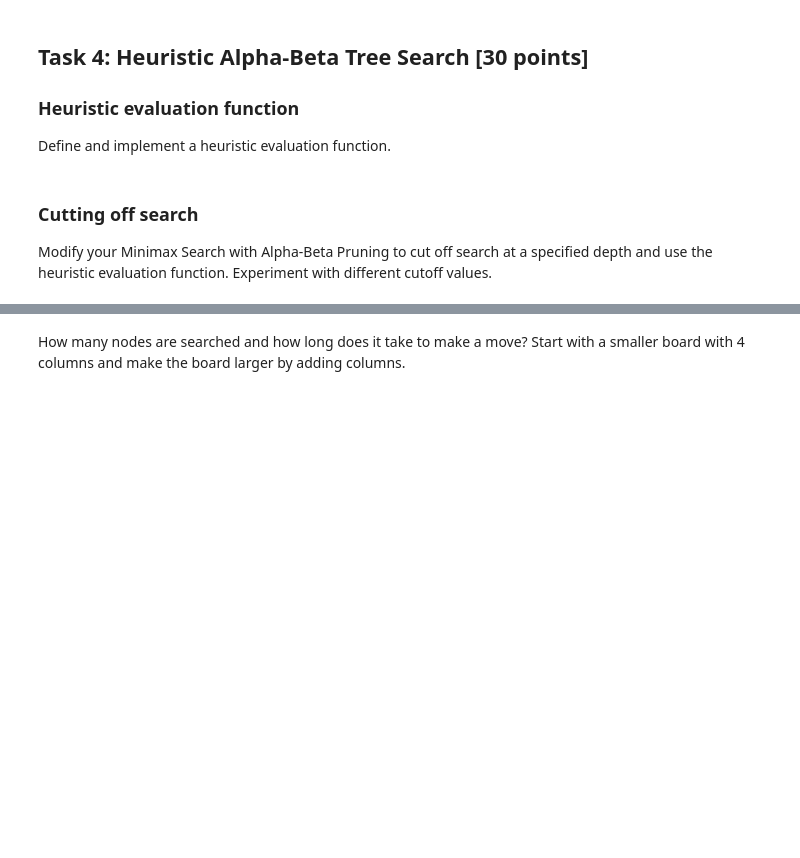
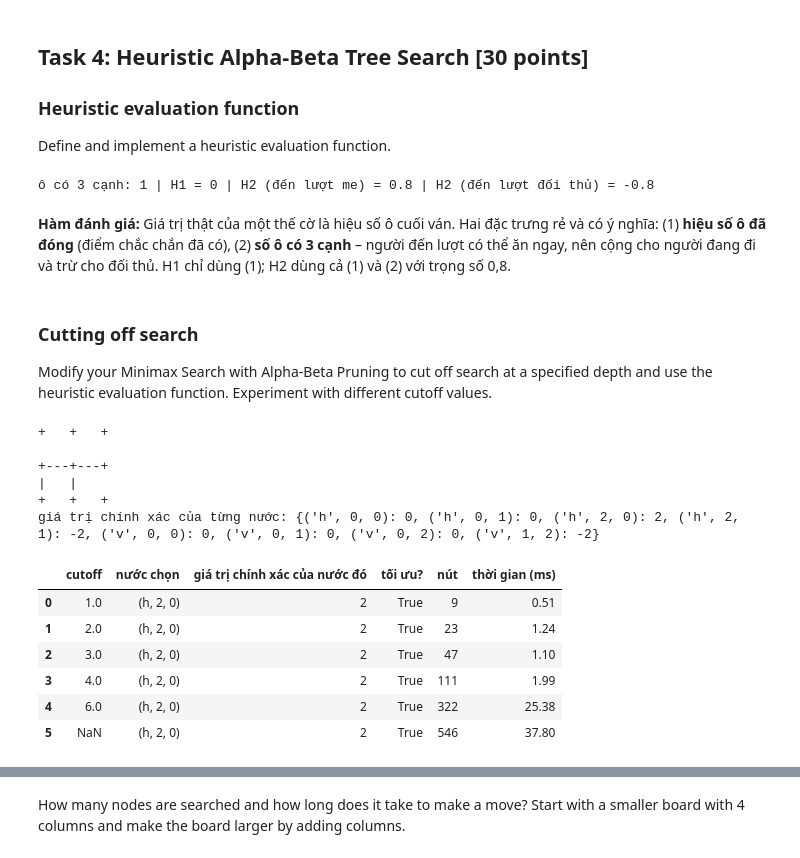
Before and after one commit to ngan23github/Advanced_Artificial_Intelligience_Group, a Jupyter notebook: Lab05/assignment_dots_and_boxes.ipynb, the cells around one changed output, grey strips where cells are left out. Saved outputs shown, nothing was run; the diff lists cells and outputs as text; code cells hidden in the pictures; blank space fills up the shorter version.

```diff
--- a/Lab05/assignment_dots_and_boxes.ipynb
+++ b/Lab05/assignment_dots_and_boxes.ipynb
@@ -178,3 +767,27 @@ Define and implement a heuristic evaluation function.
+# %%
+def capturable(board):
+    """Số ô đang có đúng 3 cạnh (người đến lượt có thể ăn ngay)."""
+    R, C = board['size']
+    return sum(1 for r in range(R-1) for c in range(C-1)
+               if (r, c) not in board['boxes'] and sides_drawn(board, (r, c)) == 3)
+
+def h_score(board, mover, me):
+    """Heuristic H1: chỉ dùng hiệu số ô đã đóng (me - đối thủ)."""
+    return score(board, me) - score(board, -me)
+
+def h_capture(board, mover, me, w=0.8):
+    """Heuristic H2: hiệu số ô + w * (số ô đang có 3 cạnh).
+    Nếu đang đến lượt `me` thì `me` ăn được những ô đó (+), ngược lại đối thủ ăn (−).
+    w = 0.8 < 1 vì ô 3 cạnh chưa chắc ăn được hết (có thể là 'chuỗi' bị mất quyền kiểm soát)."""
+    cap = capturable(board)
+    return h_score(board, mover, me) + (w*cap if mover == me else -w*cap)
+
+b = board_from_lines((3, 3), [('h',0,0), ('h',1,0), ('v',0,0)])
+print("ô có 3 cạnh:", capturable(b), "| H1 =", h_score(b, 1, 1), "| H2 (đến lượt me) =", h_capture(b, 1, 1), "| H2 (đến lượt đối thủ) =", h_capture(b, -1, 1))
+# %% [output]
+ô có 3 cạnh: 1 | H1 = 0 | H2 (đến lượt me) = 0.8 | H2 (đến lượt đối thủ) = -0.8
+# %% [markdown]
+**Hàm đánh giá:** Giá trị thật của một thế cờ là hiệu số ô cuối ván. Hai đặc trưng rẻ và có ý nghĩa: (1) **hiệu số ô đã đóng** (điểm chắc chắn đã có), (2) **số ô có 3 cạnh** – người đến lượt có thể ăn ngay, nên cộng cho người đang đi và trừ cho đối thủ. H1 chỉ dùng (1); H2 dùng cả (1) và (2) với trọng số 0,8.
 # %% [markdown]
 ### Cutting off search
 
@@ -183,0 +795,32 @@ Modify your Minimax Search with Alpha-Beta Pruning to cut off search at a specif
+# %%
+def make_h_player(cutoff, heur=h_capture, order='smart'):
+    def player(board, p=1):
+        return alpha_beta_search(board, p, order=order, cutoff=cutoff, heur=heur)['move']
+    return player
+
+# Cắt độ sâu được cài đặt NGAY trong _ab: nếu depth >= cutoff thì trả về heur(state, mover, me).
+# Thử trên một vị trí giữa ván 3x3 chấm với nhiều độ sâu, so sánh với kết quả chính xác (ExactSolver)
+b, p = random_position((3, 3), 4, random.Random(3))
+show_board_text(b)
+exact = solver33.move_values(b); best = max(exact.values())
+print("giá trị chính xác của từng nước:", exact)
+rows = []
+for cut in [1, 2, 3, 4, 6, None]:
+    r = alpha_beta_search(b, p, order='smart', cutoff=cut, heur=h_capture)
+    rows.append({"cutoff": cut, "nước chọn": r['move'], "giá trị chính xác của nước đó": exact[r['move']],
+                 "tối ưu?": exact[r['move']] == best, "nút": r['nodes'], "thời gian (ms)": round(1000*r['time'], 2)})
+display(pd.DataFrame(rows))
+# %% [output]
++   +   +
+
++---+---+
+|   |
++   +   +
+giá trị chính xác của từng nước: {('h', 0, 0): 0, ('h', 0, 1): 0, ('h', 2, 0): 2, ('h', 2, 1): -2, ('v', 0, 0): 0, ('v', 0, 1): 0, ('v', 0, 2): 0, ('v', 1, 2): -2}
+|  | cutoff | nước chọn | giá trị chính xác của nước đó | tối ưu? | nút | thời gian (ms) |
+| 0 | 1.0 | (h, 2, 0) | 2 | True | 9 | 0.51 |
+| 1 | 2.0 | (h, 2, 0) | 2 | True | 23 | 1.24 |
+| 2 | 3.0 | (h, 2, 0) | 2 | True | 47 | 1.10 |
+| 3 | 4.0 | (h, 2, 0) | 2 | True | 111 | 1.99 |
+| 4 | 6.0 | (h, 2, 0) | 2 | True | 322 | 25.38 |
+| 5 | NaN | (h, 2, 0) | 2 | True | 546 | 37.80 |
```
Also changed, not shown: parts of 56 cells of this notebook.
